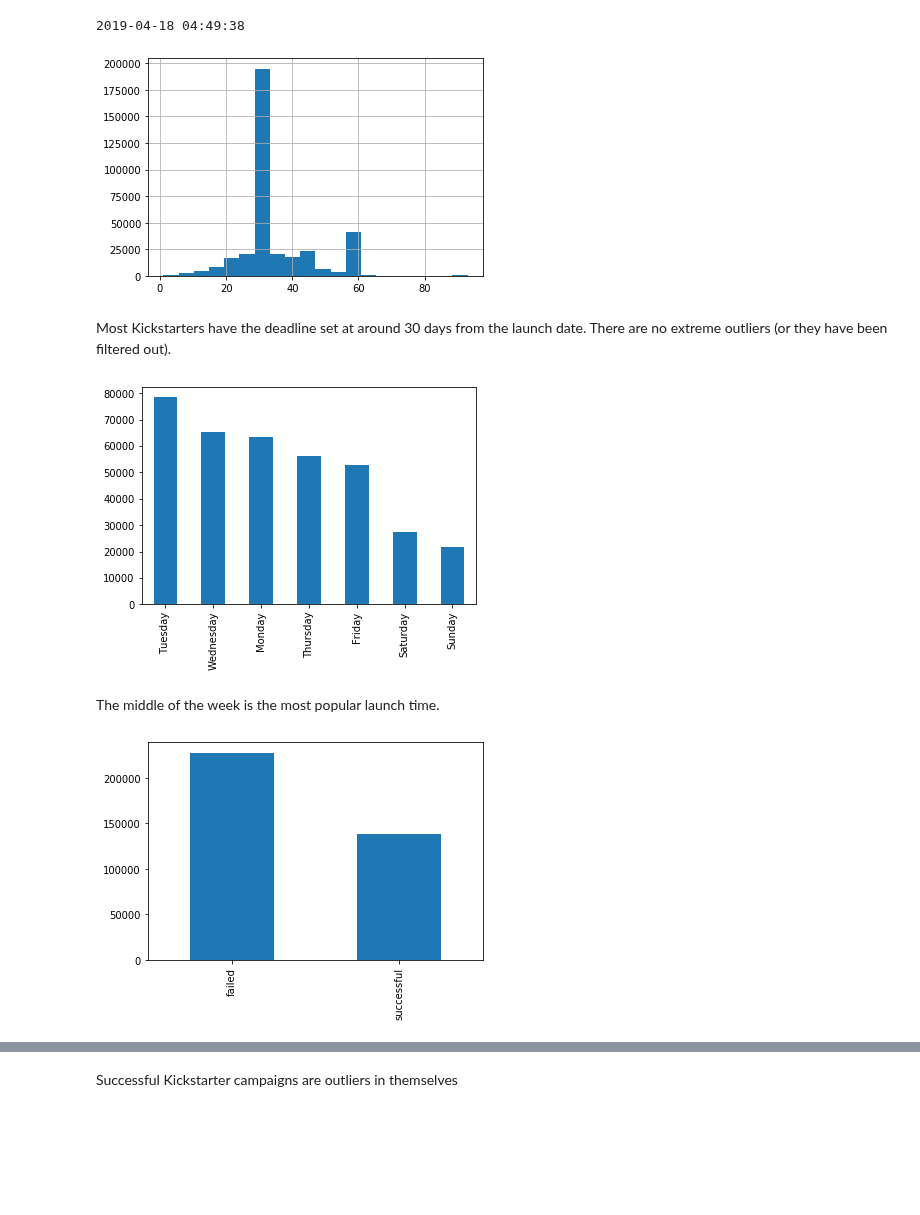
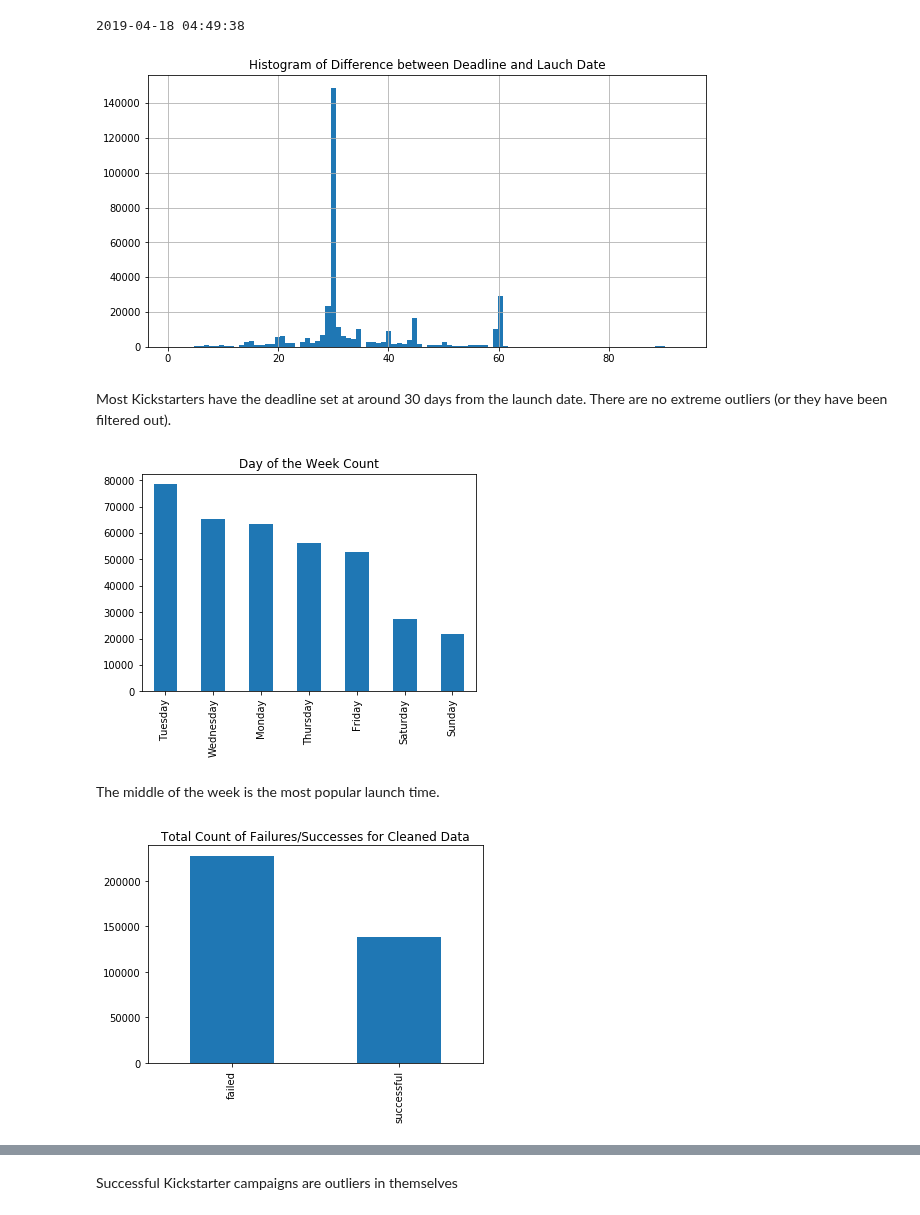
Before and after one commit to dwitten392/Springboard---DW, a Jupyter notebook: Capstone 1 - Kickstarter/Kickstarter Projects.ipynb, the cells around one changed output, grey strips where cells are left out. Saved outputs shown, nothing was run; the diff lists cells and outputs as text; code cells hidden in the pictures; blank space fills up the shorter version.

```diff
--- a/Capstone 1 - Kickstarter/Kickstarter Projects.ipynb
+++ b/Capstone 1 - Kickstarter/Kickstarter Projects.ipynb
@@ -59,28 +65,31 @@ cleaned_data = cleaned_data.loc[cleaned_data['deadline'] <= cleaned_data['launch
 # %%
 #create a new column for days between launch and goal date
 cleaned_data['launched_at'] = pd.to_datetime(cleaned_data['launched_at'])
 cleaned_data['deadline'] = pd.to_datetime(cleaned_data['deadline'])
 
 cleaned_data['days_between'] = (cleaned_data['deadline'] - cleaned_data['launched_at']).dt.days
-cleaned_data['days_between'].hist(bins = 20)
+cleaned_data['days_between'].hist(bins = 100, figsize = (10, 5))
+plt.title('Histogram of Difference between Deadline and Lauch Date')
 plt.show()
 # %% [output]
-[figure, old version]
+[figure, new version]
 # %% [markdown]
 Most Kickstarters have the deadline set at around 30 days from the launch date. There are no extreme outliers (or they have been filtered out).
 # %%
 cleaned_data['day_week'] = cleaned_data['launched_at'].dt.day_name()
 cleaned_data['day_week'].value_counts().plot(kind='bar')
+plt.title('Day of the Week Count')
 plt.show()
 # %% [output]
-[figure, old version]
+[figure, new version]
 # %% [markdown]
 The middle of the week is the most popular launch time.
 # %%
 #create a bar chart of binary_state column
 cleaned_data['binary_state'].value_counts().plot(kind='bar')
+plt.title('Total Count of Failures/Successes for Cleaned Data')
 plt.show()
 # %% [output]
-[figure, old version]
+[figure, new version]
 # %%
 #looking distribution of the backers_count and pledged amount columns
```
Also changed, not shown: parts of 9 cells of this notebook.
